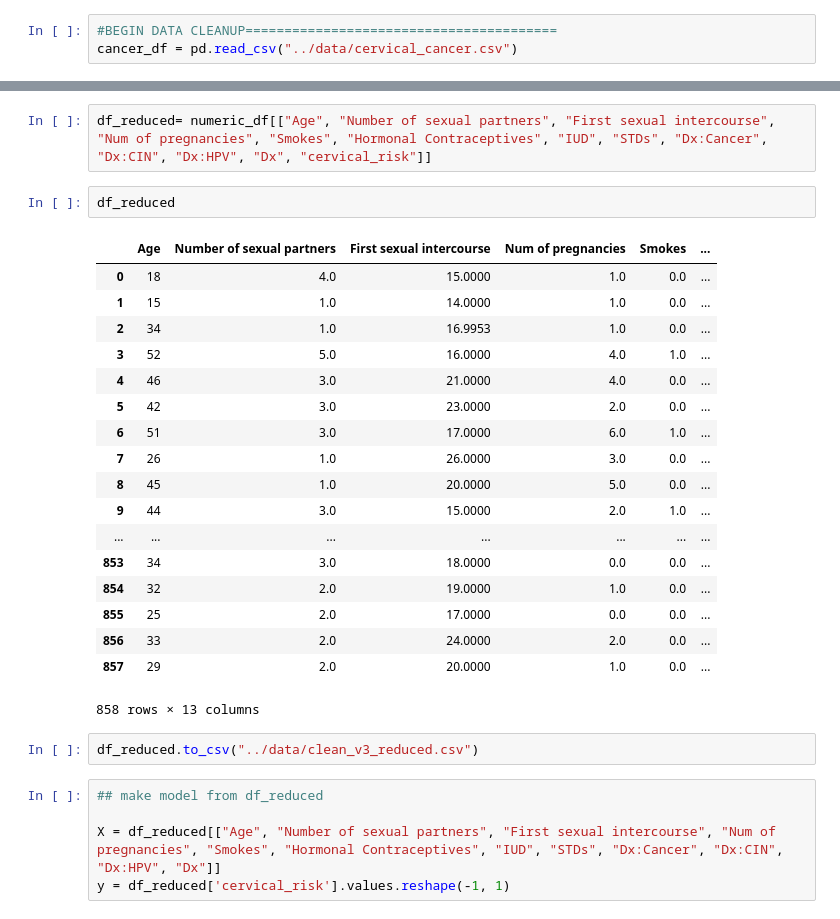
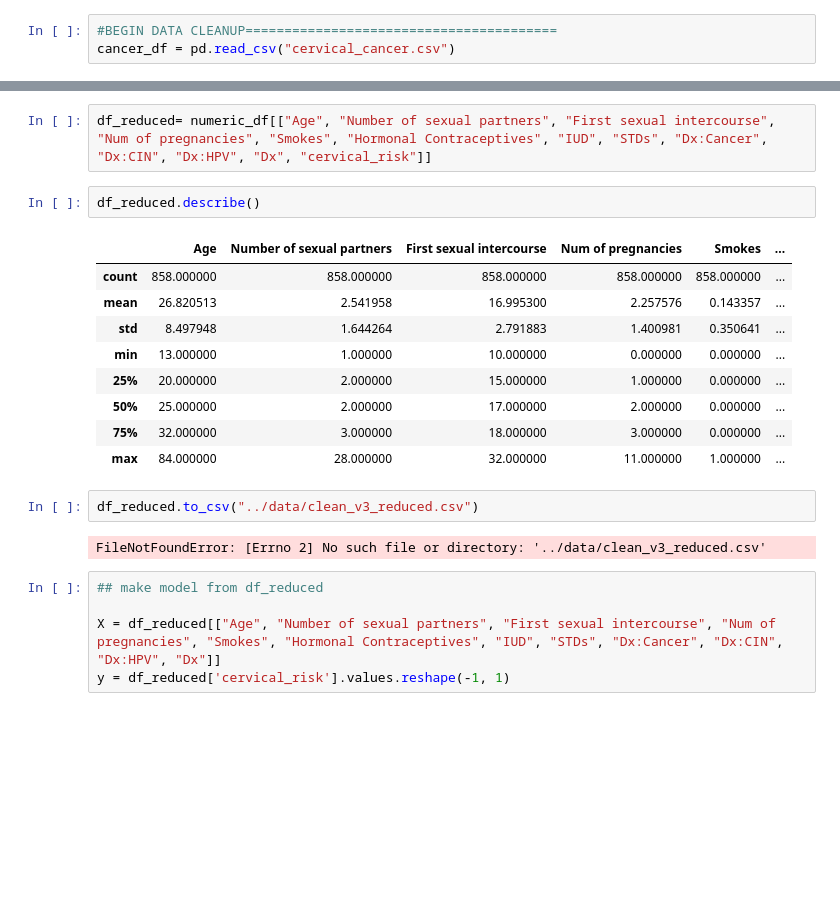
Before and after one commit to quinnwalko/Bone-Age-Final-Project, a Jupyter notebook: model_v1.ipynb, the cells around one changed output, grey strips where cells are left out. Cells and saved outputs as stored; diff of their text form; blank space fills up the shorter version.

```diff
--- a/model_v1.ipynb
+++ b/model_v1.ipynb
@@ -11,7 +11,7 @@ warnings.filterwarnings('ignore')
 %matplotlib inline
 # %%
 #BEGIN DATA CLEANUP========================================
-cancer_df = pd.read_csv("../data/cervical_cancer.csv")
+cancer_df = pd.read_csv("cervical_cancer.csv")
 # %%
 cancer_df.head()
 # %% [output]
@@ -432,28 +436,21 @@ plt.show()
 # %%
 df_reduced= numeric_df[["Age", "Number of sexual partners", "First sexual intercourse", "Num of pregnancies", "Smokes", "Hormonal Contraceptives", "IUD", "STDs", "Dx:Cancer", "Dx:CIN", "Dx:HPV", "Dx", "cervical_risk"]]
 # %%
-df_reduced
+df_reduced.describe()
 # %% [output]
 |  | Age | Number of sexual partners | First sexual intercourse | Num of pregnancies | Smokes | ... |
-| 0 | 18 | 4.0 | 15.0000 | 1.0 | 0.0 | ... |
-| 1 | 15 | 1.0 | 14.0000 | 1.0 | 0.0 | ... |
-| 2 | 34 | 1.0 | 16.9953 | 1.0 | 0.0 | ... |
-| 3 | 52 | 5.0 | 16.0000 | 4.0 | 1.0 | ... |
-| 4 | 46 | 3.0 | 21.0000 | 4.0 | 0.0 | ... |
-| 5 | 42 | 3.0 | 23.0000 | 2.0 | 0.0 | ... |
-| 6 | 51 | 3.0 | 17.0000 | 6.0 | 1.0 | ... |
-| 7 | 26 | 1.0 | 26.0000 | 3.0 | 0.0 | ... |
-| 8 | 45 | 1.0 | 20.0000 | 5.0 | 0.0 | ... |
-| 9 | 44 | 3.0 | 15.0000 | 2.0 | 1.0 | ... |
-| ... | ... | ... | ... | ... | ... | ... |
-| 853 | 34 | 3.0 | 18.0000 | 0.0 | 0.0 | ... |
-| 854 | 32 | 2.0 | 19.0000 | 1.0 | 0.0 | ... |
-| 855 | 25 | 2.0 | 17.0000 | 0.0 | 0.0 | ... |
-| 856 | 33 | 2.0 | 24.0000 | 2.0 | 0.0 | ... |
-| 857 | 29 | 2.0 | 20.0000 | 1.0 | 0.0 | ... |
+| count | 858.000000 | 858.000000 | 858.000000 | 858.000000 | 858.000000 | ... |
+| mean | 26.820513 | 2.541958 | 16.995300 | 2.257576 | 0.143357 | ... |
+| std | 8.497948 | 1.644264 | 2.791883 | 1.400981 | 0.350641 | ... |
+| min | 13.000000 | 1.000000 | 10.000000 | 0.000000 | 0.000000 | ... |
+| 25% | 20.000000 | 2.000000 | 15.000000 | 1.000000 | 0.000000 | ... |
+| 50% | 25.000000 | 2.000000 | 17.000000 | 2.000000 | 0.000000 | ... |
+| 75% | 32.000000 | 3.000000 | 18.000000 | 3.000000 | 0.000000 | ... |
+| max | 84.000000 | 28.000000 | 32.000000 | 11.000000 | 1.000000 | ... |
-858 rows × 13 columns
 # %%
 df_reduced.to_csv("../data/clean_v3_reduced.csv")
+# %% [output]
+FileNotFoundError: [Errno 2] No such file or directory: '../data/clean_v3_reduced.csv'
 # %%
 ## make model from df_reduced
 
```
Also changed, not shown: parts of 15 cells of this notebook, 1 other file.
